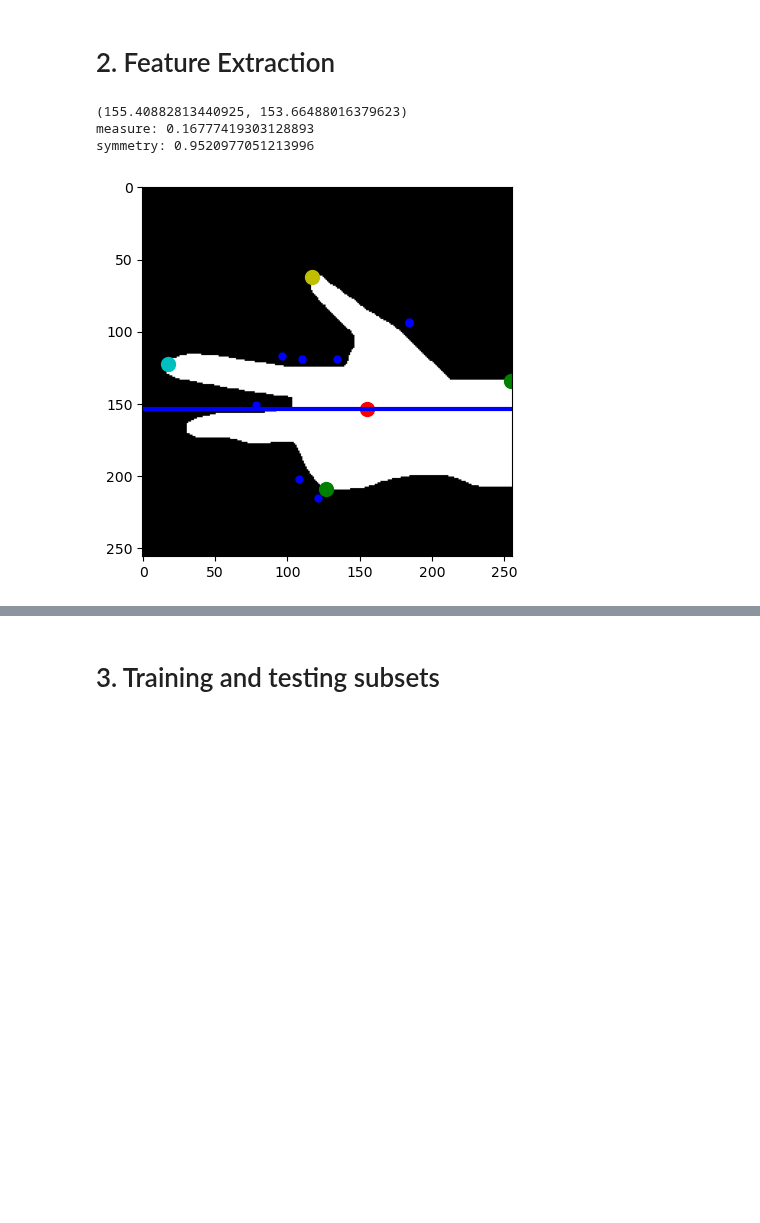
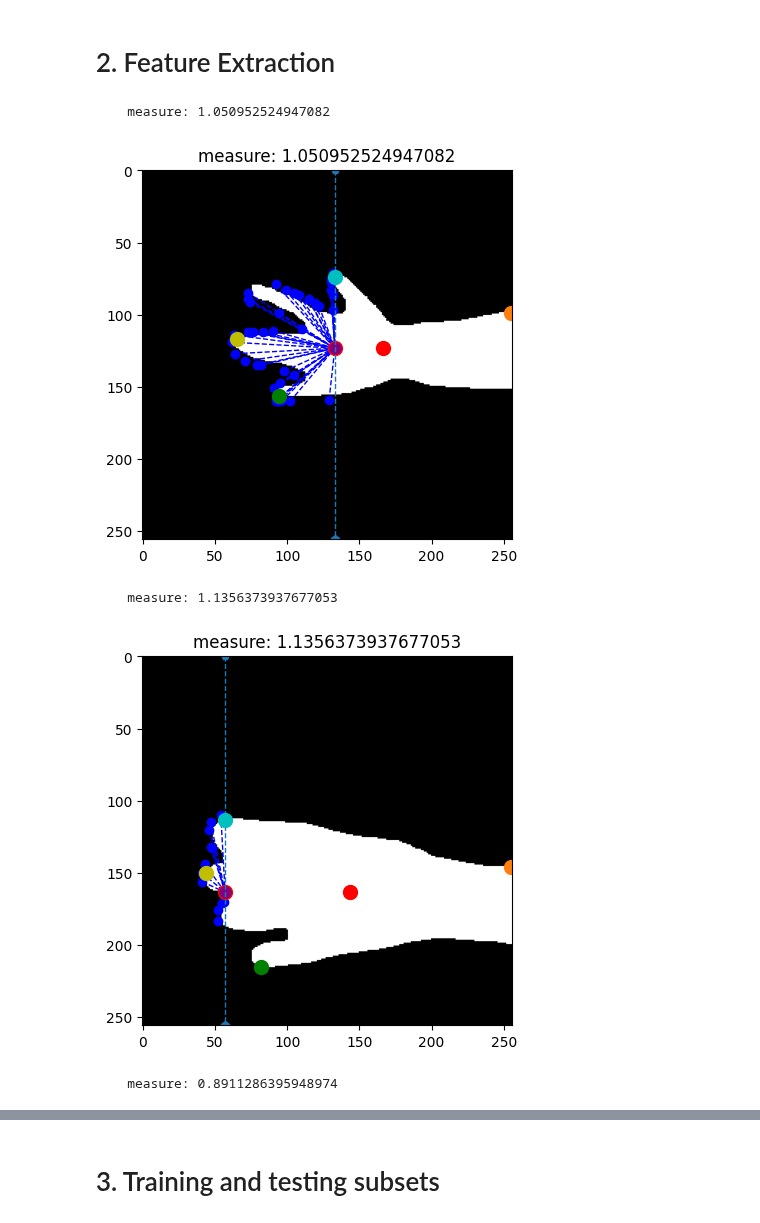
Before and after one commit to pedrozavalat/iic3724-tareas, a Jupyter notebook: T1/T1_PedroPabloZavalaTejos.ipynb, the cells around one changed output, grey strips where cells are left out. Cells and saved outputs as stored; diff of their text form; code cells hidden in the pictures; blank space fills up the shorter version.

```diff
--- a/T1/T1_PedroPabloZavalaTejos.ipynb
+++ b/T1/T1_PedroPabloZavalaTejos.ipynb
@@ -129,9 +129,13 @@ def center_of_mass(img) -> tuple:
 
     coords_i_sum = np.sum(region_coords_i)
     coords_j_sum = np.sum(region_coords_j)
+
     area = np.sum(region)
 
-    return (coords_i_sum / area, coords_j_sum / area)
+    coord_cm_i = coords_i_sum / area
+    coord_cm_j = coords_j_sum / area
+
+    return (coord_cm_i, coord_cm_j)
 
 def euclidean_distance(point1, point2):
     return np.sqrt((point1[0] - point2[0])**2 + (point1[1] - point2[1])**2)
@@ -284,34 +330,40 @@ def get_feature_data(img):
 
     return measure_value
 # %%
+for i in range(1, 4):
+  test_image = imageload(i, 36)
+  processed_image = delete_frame(test_image)
+  top, bottom, left, right = extreme_points(processed_image)
+  center = center_of_mass(processed_image)
 
-test_image = imageload(3, 5)
-processed_image = delete_frame(test_image)
-top, bottom, left, right = extreme_points(processed_image)
-center = center_of_mass(processed_image)
+  expression = get_feature_data(test_image)
+  middle_point = (left[0], center[1])
 
-print(center)
-expression = get_feature_data(test_image)
-print(f'measure: {expression}')
-print(f'symmetry: {get_symmetry(test_image)}')
+  filtered_points = [point for point, distance in near_points(processed_image)[:1000:10] if point[0] < left[0]]
+
+  for point in filtered_points:
+      plt.plot([point[0], middle_point[0]],[point[1], middle_point[1]],'bo', linestyle='--', linewidth=1)
+
+  plt.plot(*middle_point, 'ro', markersize=10, markerfacecolor='purple')
+  plt.plot([middle_point[0], middle_point[0]], [0, 255], 'p--', linewidth=1)
+
+  plt.plot(*center, 'ro', markersize=10)
+  plt.plot(*top, 'yo', markersize=10)
+  plt.plot(*left, 'co', markersize=10)
+  plt.plot(*bottom, 'o', markersize=10)
+  plt.plot(*right, 'go', markersize=10)
+  plt.title(f'measure: {expression}')
 
 
-for point, distance in near_points(test_image)[:400:50]:
-    plt.plot(*point, 'bo', markersize=5)
 
+  #plt.plot([0, 255], [center[1], center[1]], color='blue', linestyle='-', linewidth=3)
 
-plt.plot(*center, 'ro', markersize=10)
-plt.plot(*top, 'yo', markersize=10)
-plt.plot(*left, 'co', markersize=10)
-plt.plot(*bottom, 'go', markersize=10)
-plt.plot(*right, 'go', markersize=10)
-
-plt.plot([0, 255], [center[1], center[1]], color='blue', linestyle='-', linewidth=3)
-
-plt.imshow(rotate_and_flip(test_image), cmap='gray')
-plt.show()
+  plt.imshow(rotate_and_flip(test_image), cmap='gray')
+  # plt.imshow(test_image, cmap='gray')
+  plt.show()
 # %% [output]
-(155.40882813440925, 153.66488016379623)
-measure: 0.16777419303128893
-symmetry: 0.9520977051213996
+    measure: 1.050952524947082
-[figure, old version]
+[figure, new version]
+    measure: 1.1356373937677053
+[figure, added]
+    measure: 0.8911286395948974
```
Also changed, not shown: parts of 11 cells of this notebook.
